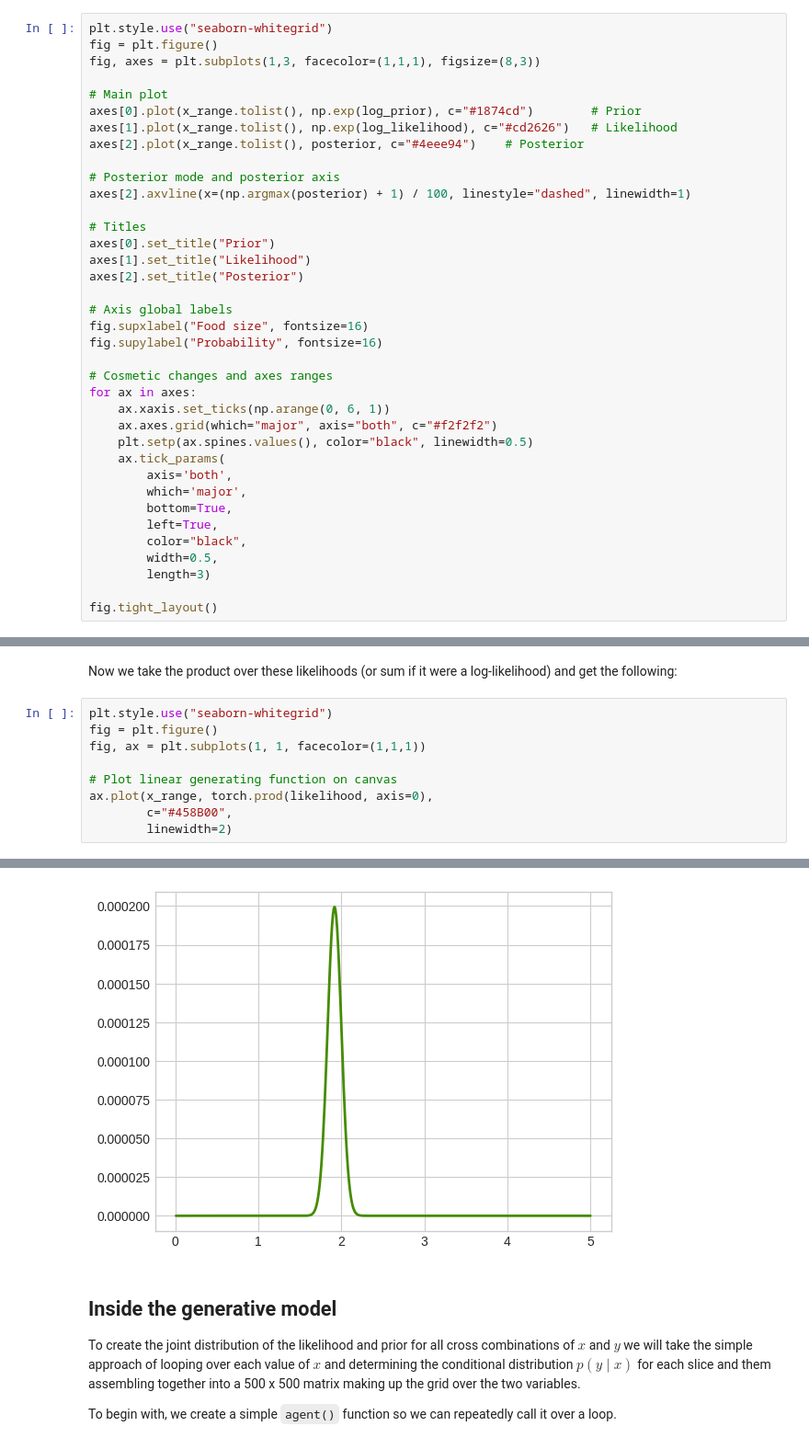
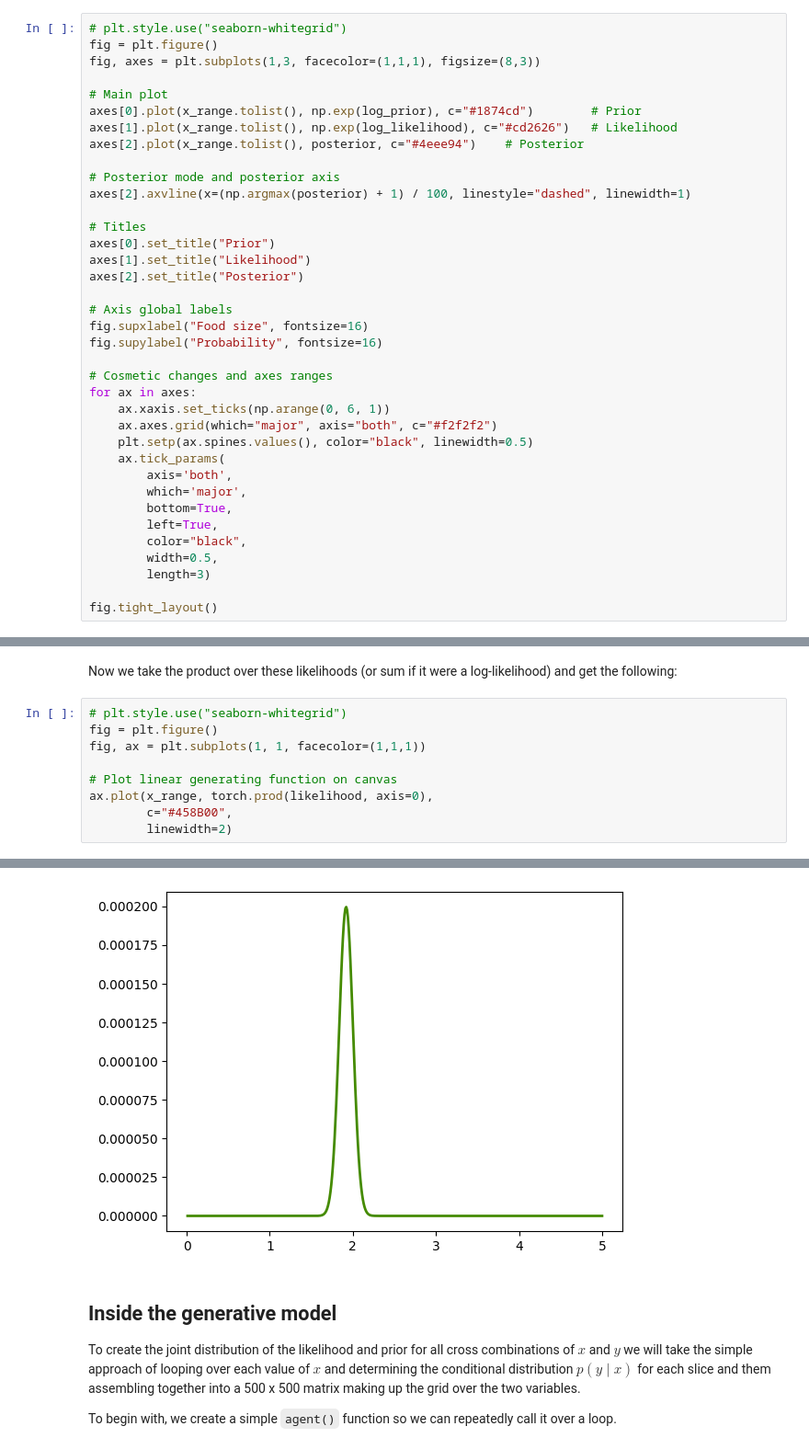
Before and after one commit to FrankHolzkamp/FundamentalsActiveInference, a Jupyter notebook: 2d_multiple_samples.ipynb, the cells around one changed output, grey strips where cells are left out. Shown at 92% size. Saved outputs shown, nothing was run; the diff lists cells and outputs as text.

```diff
--- a/2d_multiple_samples.ipynb
+++ b/2d_multiple_samples.ipynb
@@ -163,7 +170,7 @@ log_likelihood     = log_likelihood.sum(axis=0)  # Sum over the log-likelihood f
 log_gen_model      = log_likelihood + log_prior
 posterior          = np.exp(log_gen_model - max(log_gen_model))
 # %%
-plt.style.use("seaborn-whitegrid")
+# plt.style.use("seaborn-whitegrid")
 fig = plt.figure()
 fig, axes = plt.subplots(1,3, facecolor=(1,1,1), figsize=(8,3))
 
@@ -288,18 +295,18 @@ plt.show()
 # %% [markdown]
 Now we take the product over these likelihoods (or sum if it were a log-likelihood) and get the following:
 # %%
-plt.style.use("seaborn-whitegrid")
+# plt.style.use("seaborn-whitegrid")
 fig = plt.figure()
 fig, ax = plt.subplots(1, 1, facecolor=(1,1,1))
 
 # Plot linear generating function on canvas
 ax.plot(x_range, torch.prod(likelihood, axis=0),
         c="#458B00",
         linewidth=2)
 # %% [output]
 [<matplotlib.lines.Line2D at 0x...>]
 <Figure size 640x480 with 0 Axes>
-[figure, old version]
+[figure, new version]
 # %% [markdown]
 ## Inside the generative model
 
```
Also changed, not shown: parts of 3 cells of this notebook.
